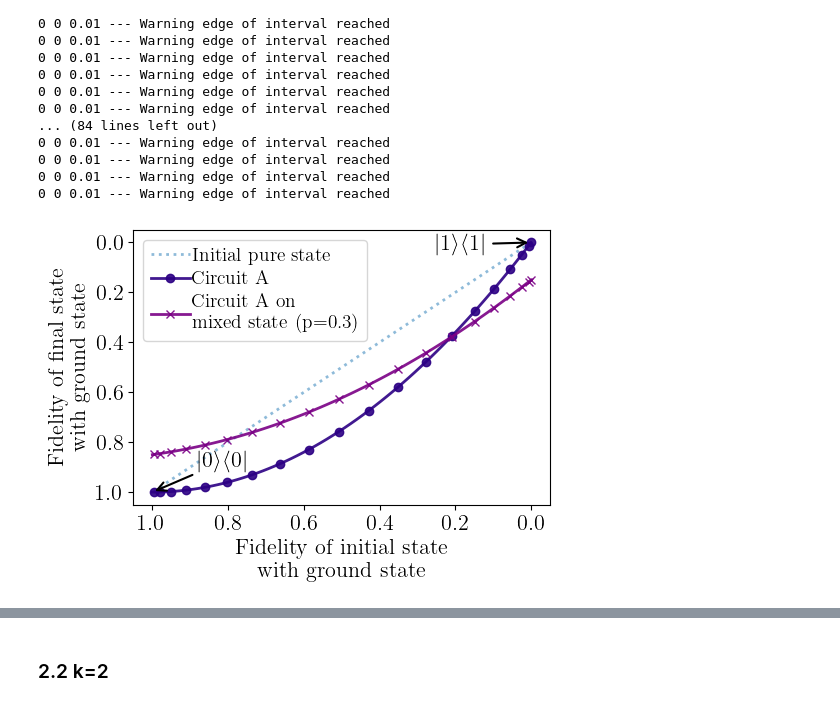
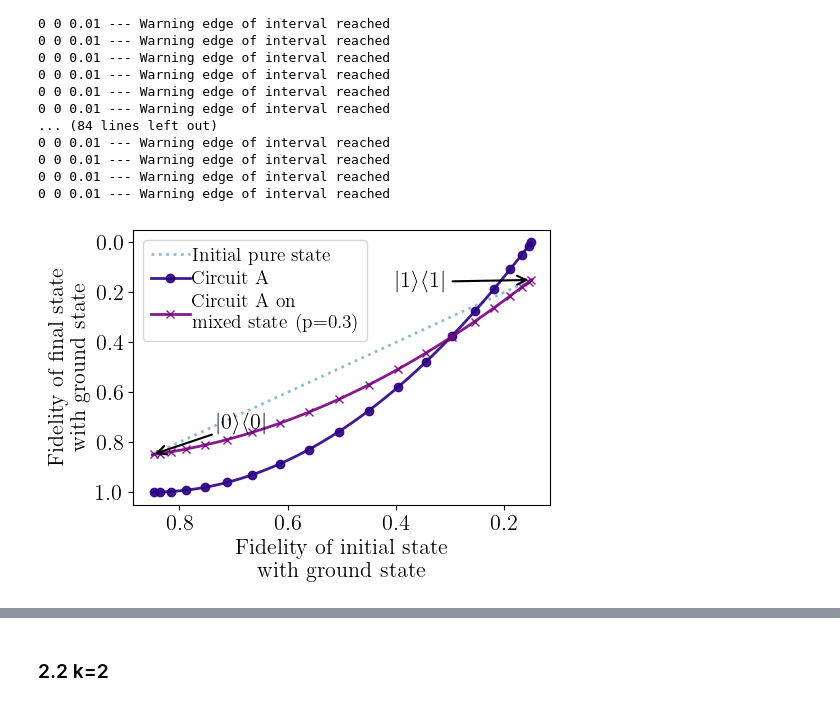
Before and after one commit to khanhuyengiang/dbac, a Jupyter notebook: jupyter_notebooks/dbac_mixed.ipynb, the cells around one changed output, grey strips where cells are left out. Saved outputs shown, nothing was run; the diff lists cells and outputs as text; code cells hidden in the pictures.

Commit message:
test: test the plot again

```diff
--- a/jupyter_notebooks/dbac_mixed.ipynb
+++ b/jupyter_notebooks/dbac_mixed.ipynb
@@ -161,7 +173,8 @@ state_0 = np.array([1, 0], dtype=complex)
 def fidelity_with_0(state):
     return np.real(np.conj(state_0).T @ (state @ state.T.conj() if state.ndim == 2 and state.shape[1] == 1 else state) @ state_0)
 
-
+fidelities_original = [fidelity_with_0(x) for x in psis]
+fidelity = [(1-E)/2 for E in res_init]
 
 # Plot setup
 color = ['#2c0084', '#7a0085', '#006f7a', 'C0','#2c0084', '#7a0085', '#006f7a', 'C0']
@@ -183,34 +196,34 @@ circuit_name = ['Circuit A',f'Circuit A on\nmixed state (p={p})']
 for i, (key, value) in enumerate(dict_fid_RGCI.items()):
     # max_ext = max_excitation(fidelities_original, np.real(value), target_fidelity)
     # if max_ext: ax.axvline(x=max_ext, ymax=0.2, color=color[i], alpha=0.8, linestyle='--')
     # max_ext_list.append(max_ext)
     ax.plot(fidelities_original, value, label=circuit_name[i], color=color[i],
             marker=markers[i], markevery=5, markersize=6, alpha=0.9)
 
 # Reverse axes: higher overlap → left/lower corner
 plt.gca().invert_xaxis()
 plt.gca().invert_yaxis()
 # ax.axhline(y=target_fidelity, color='k', alpha=0.6, linestyle='--', label=f'Target F = {target_fidelity}')
 
 # Labels and legend
 ax.set_xlabel('Fidelity of initial state\nwith ground state')
 ax.set_ylabel('Fidelity of final state\nwith ground state')
 ax.legend()
 
 # Annotate |1⟩ and |0⟩
 ax.annotate(r'$|1\rangle\langle 1|$', xy=(fidelities_original[0], fidelity[0]),
             xytext=(fidelities_original[0]+0.25, fidelity[0]+0.03), arrowprops=dict(arrowstyle='->', lw=1.5))
 ax.annotate(r'$|0\rangle\langle 0|$', xy=(fidelities_original[-1], fidelity[-1]),
             xytext=(fidelities_original[-1]-0.12, fidelity[-1]-0.1), arrowprops=dict(arrowstyle='->', lw=1.5))
 
 plt.tight_layout()
 plt.savefig(f'plots/QITE_DME_k_{k}_M_fidelity_final_vs_original.pdf')
 
 # Report max fidelity locations
 for M, max_val in zip(Ms, max_ext_list):
     print((M, np.round(max_val, 2)))
 # %% [output]
-[figure, old version]
+[figure, new version]
 # %%
 color = ['C0','#2c0084','#7a0085','#006f7a']
 # %%
```
Also changed, not shown: parts of 18 cells of this notebook, 28 other files.
